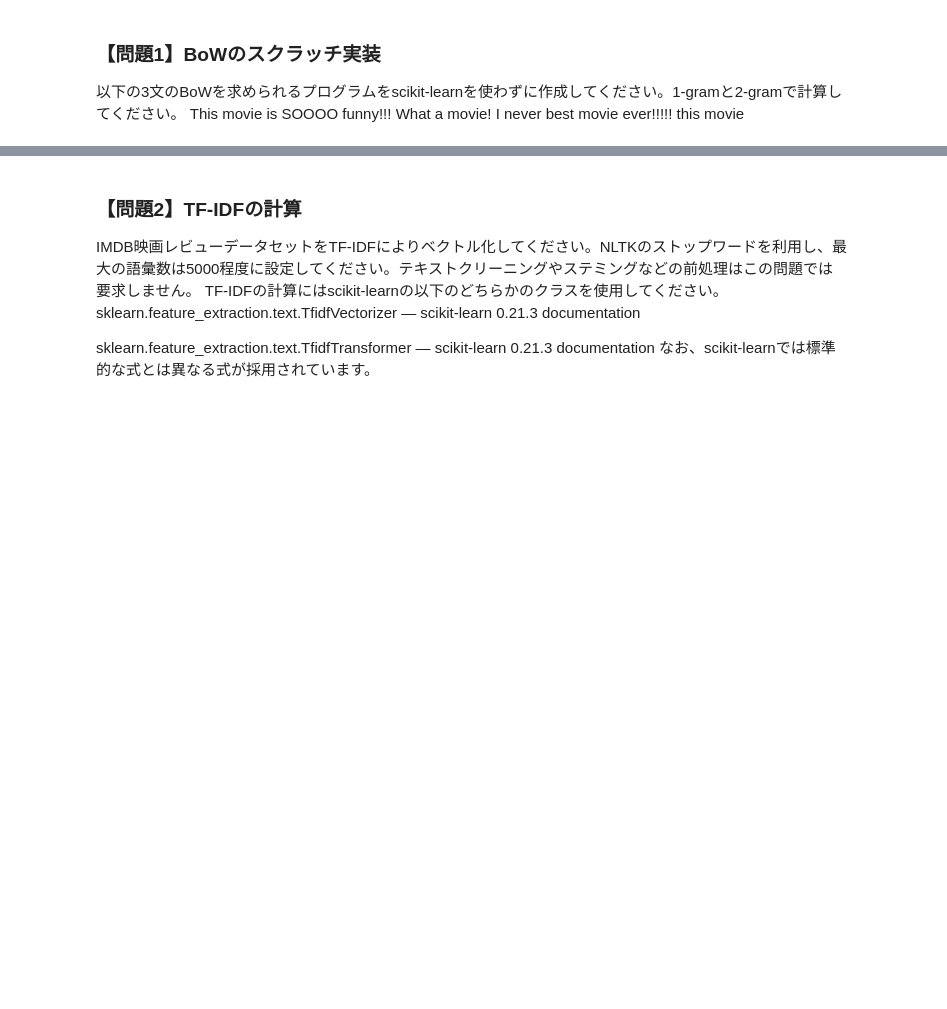
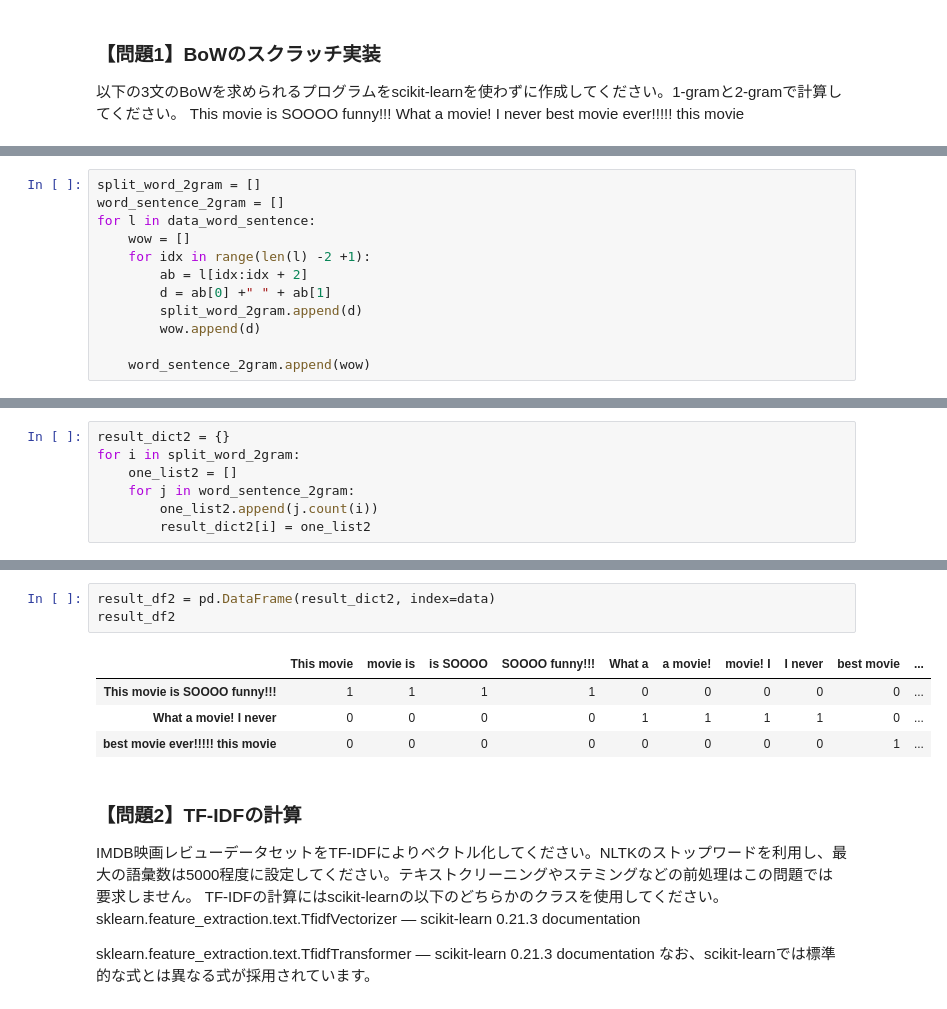
Before and after one commit to YousukeAnai/diveintocode-ml, a Jupyter notebook: Sprint21.ipynb, the cells around one changed output, grey strips where cells are left out. Drawn from its saved outputs; the diff is of its cells as text; blank space fills up the shorter version.

```diff
--- a/Sprint21.ipynb
+++ b/Sprint21.ipynb
@@ -279,0 +219,12 @@ TypeError: expected string or bytes-like object
+# %%
+split_word_2gram = []
+word_sentence_2gram = []
+for l in data_word_sentence:
+    wow = []
+    for idx in range(len(l) -2 +1):
+        ab = l[idx:idx + 2]
+        d = ab[0] +" " + ab[1]
+        split_word_2gram.append(d)
+        wow.append(d)
+
+    word_sentence_2gram.append(wow)
@@ -279,0 +252,7 @@ TypeError: expected string or bytes-like object
+# %%
+result_dict2 = {}
+for i in split_word_2gram:
+    one_list2 = []
+    for j in word_sentence_2gram:
+        one_list2.append(j.count(i))
+        result_dict2[i] = one_list2
@@ -280,3 +274,11 @@ TypeError: expected string or bytes-like object
+# %%
+result_df2 = pd.DataFrame(result_dict2, index=data)
+result_df2
+# %% [output]
+|  | This movie | movie is | is SOOOO | SOOOO funny!!! | What a | a movie! | movie! I | I never | best movie | ... |
+| This movie is SOOOO funny!!! | 1 | 1 | 1 | 1 | 0 | 0 | 0 | 0 | 0 | ... |
+| What a movie! I never | 0 | 0 | 0 | 0 | 1 | 1 | 1 | 1 | 0 | ... |
+| best movie ever!!!!! this movie | 0 | 0 | 0 | 0 | 0 | 0 | 0 | 0 | 1 | ... |
 # %% [markdown]
 ### 【問題2】TF-IDFの計算
 IMDB映画レビューデータセットをTF-IDFによりベクトル化してください。NLTKのストップワードを利用し、最大の語彙数は5000程度に設定してください。テキストクリーニングやステミングなどの前処理はこの問題では要求しません。
```
Also changed, not shown: parts of 52 cells of this notebook.
